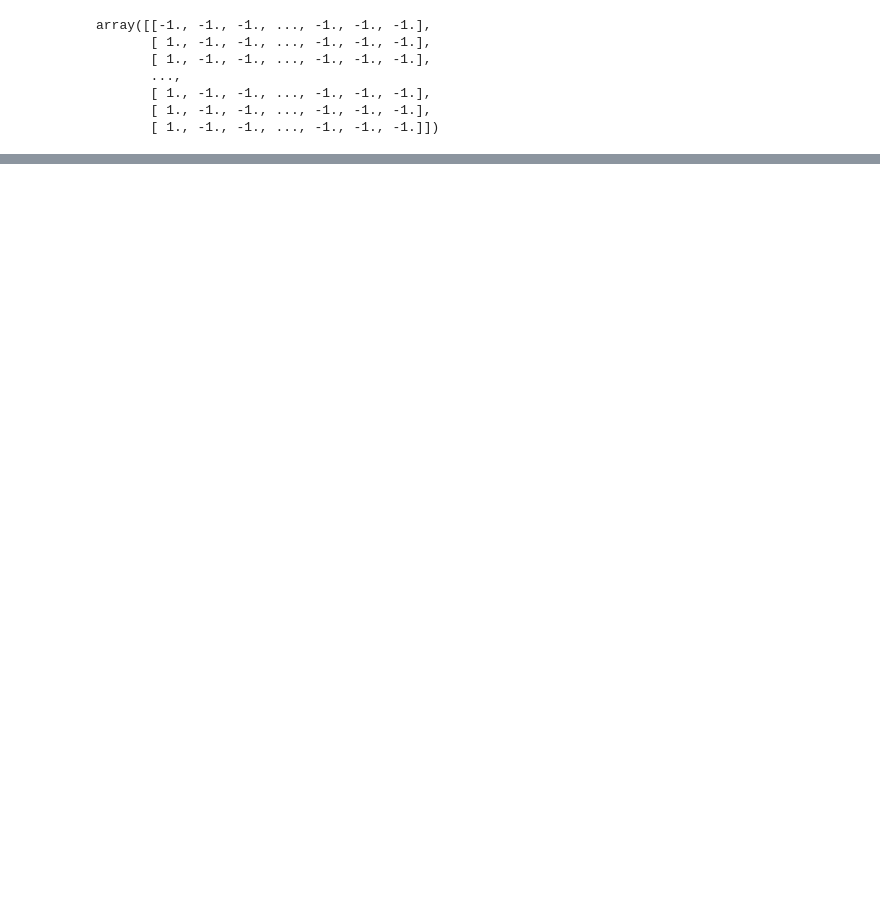
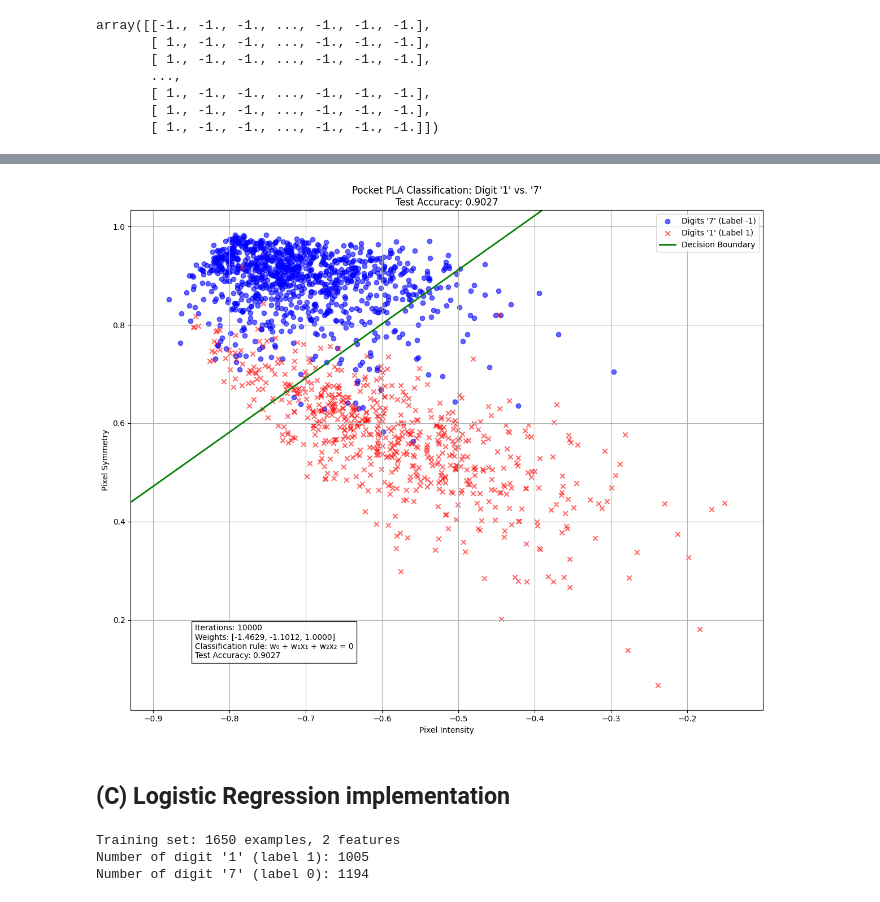
Before and after one commit to korisnik-samson/data-fusion_feature-extraction, a Jupyter notebook: dffe_hw2/HW2 Samson Offorjindu.ipynb, the cells around one changed output, grey strips where cells are left out. Cells and saved outputs as stored; diff of their text form; code cells hidden in the pictures; blank space fills up the shorter version.

```diff
--- a/dffe_hw2/HW2 Samson Offorjindu.ipynb
+++ b/dffe_hw2/HW2 Samson Offorjindu.ipynb
@@ -438,0 +526,12 @@ ValueError: cannot reshape array of size 420750 into shape (16,16)
+# %%
+# Preparing the data for the pocket learning algorithm
+# Creating a feature matrix with a bias term - 1, intensity, and symmetry
+
+X_train_a = np.column_stack((np.ones(len(train_intensity_a)), train_intensity_a, train_symmetry_a))
+y_train_a = filtered_train_labels
+
+X_test_a = np.column_stack((np.ones(len(test_intensity_a)), test_intensity_a, test_symmetry_a))
+y_test_a = filtered_test_labels
+# %%
+train_dataset_a = np.column_stack((X_train_a, y_train_a))
+test_dataset_a = np.column_stack((X_test_a, y_test_a))
@@ -438,0 +579,48 @@ ValueError: cannot reshape array of size 420750 into shape (16,16)
+# %%
+plt.figure(figsize=(12, 10))
+
+# SCatter plot of training data points
+# NB: The colouring might be different from conventional ones
+plt.scatter(
+    X_train_a[y_train_a == 1][:, 1], X_train_a[y_train_a == 1][:, 2],
+    color='blue', marker='o', label="Digits '7' (Label -1)", alpha=0.6
+)
+plt.scatter(
+    X_train_a[y_train_a == -1][:, 1], X_train_a[y_train_a == -1][:, 2],
+    color='red', marker='x', label="Digits '1' (Label 1)", alpha=0.6
+)
+
+# Decision boundary as w0 + w1X1 + w2X2 = 0 --> X2 = (-w0 - w1X1) / w2
+min_intensity = X_train_a[:, 1].min() - 0.05
+max_intensity = X_train_a[:, 1].max() + 0.05
+
+intensity_range = np.linspace(min_intensity, max_intensity, 100)
+decision_boundary = (-best_weights[0] - best_weights[1] * intensity_range) / best_weights[2]
+
+plt.plot(intensity_range, decision_boundary, color='green', linewidth=2, label='Decision Boundary')
+plt.title(f"Pocket PLA Classification: Digit '1' vs. '7'\nTest Accuracy: {test_accuracy:.4f}")
+plt.xlabel('Pixel Intensity')
+plt.ylabel('Pixel Symmetry')
+
+plt.legend()
+plt.grid(True)
+
+model_info = (
+    f'Iterations: {10000}\n'
+    f'Weights: [{best_weights[0]:.4f}, {best_weights[1]:.4f}, {best_weights[2]:.4f}]\n'
+    f'Classification rule: w₀ + w₁x₁ + w₂x₂ = 0\n'
+    f'Test Accuracy: {test_accuracy:.4f}'
+)
+plt.figtext(0.15, 0.15, model_info, bbox=dict(facecolor='white', alpha=0.8))
+
+plt.xlim(min_intensity, max_intensity)
+min_symmetry = X_train_a[:, 2].min() - 0.05
+max_symmetry = X_train_a[:, 2].max() + 0.05
+plt.ylim(min_symmetry, max_symmetry)
+
+plt.tight_layout()
+plt.show()
+# %% [output]
+[figure, added]
+# %% [markdown]
+## (C) Logistic Regression implementation
@@ -438,0 +642,9 @@ ValueError: cannot reshape array of size 420750 into shape (16,16)
+# %%
+# dataset info
+print(f"Training set: {X_train_b.shape[0]} examples, {X_train_b.shape[1]} features")
+print(f"Number of digit '1' (label 1): {np.sum(y_train_b == 1)}")
+print(f"Number of digit '7' (label 0): {np.sum(y_train_b == 0)}")
+# %% [output]
+Training set: 1650 examples, 2 features
+Number of digit '1' (label 1): 1005
+Number of digit '7' (label 0): 1194
```
Also changed, not shown: parts of 22 cells of this notebook.
